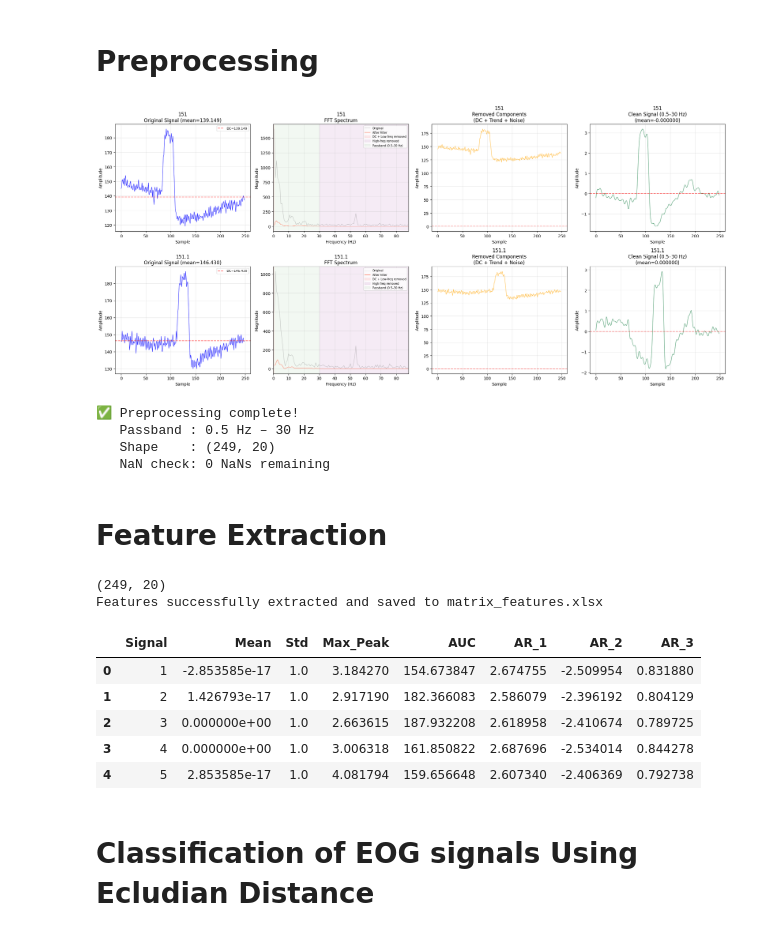
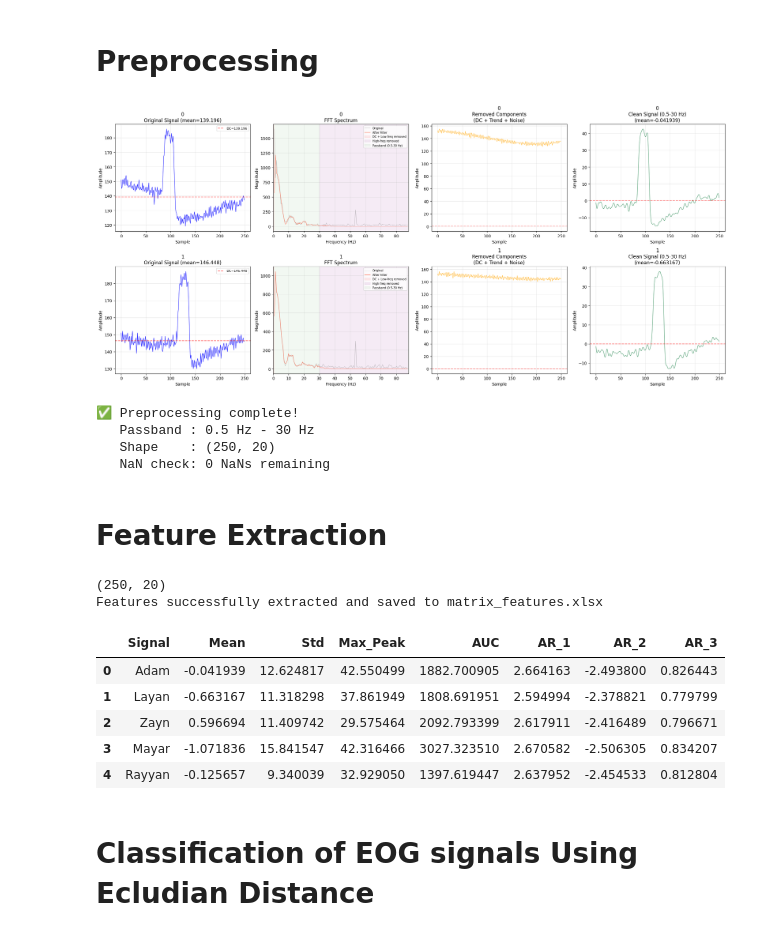
Before and after one commit to Kero-83/hci-tasks, a Jupyter notebook: Task 1_EOG Task/Task_1.ipynb, the cells around one changed output. Cells and saved outputs as stored; diff of their text form; code cells hidden in the pictures.

```diff
--- a/Task 1_EOG Task/Task_1.ipynb
+++ b/Task 1_EOG Task/Task_1.ipynb
@@ -13,11 +13,12 @@ warnings.filterwarnings('ignore')
 signals_path = '2- Horizontal Signals.xlsx'
 test_path = '3- Test Signal.txt'
 
-df_signals = pd.read_excel(signals_path)
-df_test = pd.read_csv(test_path, header=None, names=['Signal'])
+df_signals = pd.read_excel(signals_path, header=None)
+
+df_test = pd.read_table(test_path, header=None, names=['Signal'])
 
 # Remove last row which is contains the name of the signal
-# signal_names = df_signals.iloc[-1].t.olist()
+signal_names = df_signals.iloc[-1].tolist()
 df_signals = df_signals.iloc[:-1]
 
 print("Horizontal Signals Shape:", df_signals.shape)
@@ -95,14 +96,13 @@ def preprocess_signal_wavelet(signal_raw, sampling_rate):
     signal_no_dc = pywt.waverec(coeffs, wavelet)[:n]
 
     # --- Step 2: Apply Butterworth Bandpass Filter [0.5, 30] Hz ---
-    signal_bp = apply_bandpass_filter(signal_no_dc, 0.5, 30.0, sampling_rate, order=4)
+    signal_clean = apply_bandpass_filter(signal_no_dc, 0.5, 30.0, sampling_rate, order=4)
 
     # --- Step 3: Normalization (Z-score) ---
-    std_val = np.std(signal_bp)
-    if std_val > 0:
-        signal_clean = (signal_bp - np.mean(signal_bp)) / std_val
-    else:
-        signal_clean = signal_bp
+    # std_val = np.std(signal_clean)
+    # if std_val > 0:
+    #     signal_clean = (signal_clean - np.mean(signal_clean)) / std_val
+
 
     # --- Generate FFT values purely for plotting compatability ---
     fft_values = fft(signal_vals)
@@ -129,14 +129,12 @@ def preprocess_signal_mean(signal_raw, sampling_rate):
     signal_no_dc = signal_vals - np.mean(signal_vals)
 
     # --- Step 2: Apply Butterworth Bandpass Filter [0.5, 30] Hz ---
-    signal_bp = apply_bandpass_filter(signal_no_dc, 0.5, 30.0, sampling_rate, order=4)
+    signal_clean = apply_bandpass_filter(signal_no_dc, 0.5, 30.0, sampling_rate, order=4)
 
     # --- Step 3: Normalization (Z-score) ---
-    std_val = np.std(signal_bp)
-    if std_val > 0:
-        signal_clean = (signal_bp - np.mean(signal_bp)) / std_val
-    else:
-        signal_clean = signal_bp
+    # std_val = np.std(signal_clean)
+    # if std_val > 0:
+    #     signal_clean = (signal_clean - np.mean(signal_clean)) / std_val
 
     # --- Generate FFT values purely for plotting compatability ---
     fft_values = fft(signal_vals)
@@ -180,9 +178,9 @@ def preprocess_signal_fft(signal_raw, sampling_rate):
     signal_clean = np.real(ifft(fft_clean))
 
     # --- Step 6: Normalization (Z-score) ---
-    std_val = np.std(signal_clean)
-    if std_val > 0:
-        signal_clean = (signal_clean - np.mean(signal_clean)) / std_val
+    # std_val = np.std(signal_clean)
+    # if std_val > 0:
+    #     signal_clean = (signal_clean - np.mean(signal_clean)) / std_val
 
     return signal_vals, fft_values, fft_clean, freqs, signal_clean
 
@@ -196,7 +194,7 @@ def preprocess_signal(signal_raw, sampling_rate):
     """
 
     # CHANGE THIS RETURN TO TOGGLE PIPELINES:
-    return preprocess_signal_wavelet(signal_raw, sampling_rate)
+    return preprocess_signal_mean(signal_raw, sampling_rate)
 
 
 # ── Plotting ────────────────────────────────────────────────────────────────
@@ -232,7 +230,7 @@ for i, column in enumerate(df_signals.columns):
                         color='tomato', alpha=0.9, linewidth=0.8, label='After Filter')
         axes[i, 1].axvspan(0,    0.5,  color='red',    alpha=0.08, label='DC + Low-freq removed')
         axes[i, 1].axvspan(30,   freqs.max(), color='purple', alpha=0.08, label='High-freq removed')
-        axes[i, 1].axvspan(0.5,  30,   color='green',  alpha=0.05, label='Passband (0.5–30 Hz)')
+        axes[i, 1].axvspan(0.5,  30,   color='green',  alpha=0.05, label='Passband (0.5-30 Hz)')
         axes[i, 1].set_title(f'{column}\nFFT Spectrum')
         axes[i, 1].set_xlabel('Frequency (Hz)')
         axes[i, 1].set_ylabel('Magnitude')
@@ -243,39 +241,39 @@ for i, column in enumerate(df_signals.columns):
         # ── Plot 3: What was removed ─────────────────────────────────────────
         noise_removed = signal - signal_clean
         axes[i, 2].plot(noise_removed, color='orange', linewidth=0.8, alpha=0.8)
         axes[i, 2].set_title(f'{column}\nRemoved Components\n(DC + Trend + Noise)')
         axes[i, 2].set_xlabel('Sample')
         axes[i, 2].set_ylabel('Amplitude')
         axes[i, 2].axhline(0, color='red', linestyle='--', alpha=0.5)
         axes[i, 2].grid(True, alpha=0.3)
 
         # ── Plot 4: Clean Signal ─────────────────────────────────────────────
         axes[i, 3].plot(signal_clean, color='seagreen', linewidth=0.8)
-        axes[i, 3].set_title(f'{column}\nClean Signal (0.5–30 Hz)\n(mean={signal_clean.mean():.6f})')
+        axes[i, 3].set_title(f'{column}\nClean Signal (0.5-30 Hz)\n(mean={signal_clean.mean():.6f})')
         axes[i, 3].set_xlabel('Sample')
         axes[i, 3].set_ylabel('Amplitude')
         axes[i, 3].axhline(0, color='red', linestyle='--', alpha=0.5)
         axes[i, 3].grid(True, alpha=0.3)
 
 plt.tight_layout()
 plt.show()
 
 # ── Save cleaned signals to DataFrame ───────────────────────────────────────
 df_signals_clean = pd.DataFrame(
     {col: preprocess_signal(df_signals[col], sampling_rate)[4]
      for col in df_signals.columns},
     index=df_signals.index
 )
 
 print("✅ Preprocessing complete!")
-print(f"   Passband : 0.5 Hz – 30 Hz")
+print(f"   Passband : 0.5 Hz - 30 Hz")
 print(f"   Shape    : {df_signals_clean.shape}")
 print(f"   NaN check: {df_signals_clean.isna().sum().sum()} NaNs remaining")
 # %% [output]
-[figure, old version]
+[figure, new version]
 ✅ Preprocessing complete!
-   Passband : 0.5 Hz – 30 Hz
-   Shape    : (249, 20)
+   Passband : 0.5 Hz - 30 Hz
+   Shape    : (250, 20)
    NaN check: 0 NaNs remaining
 # %% [markdown]
 # Feature Extraction
@@ -329,10 +327,11 @@ print(df_signals_clean.shape)
 feature_list = []
 cnt = 0
 for col in df_signals_clean.columns:
-    cnt += 1
-    features = extract_features(df_signals_clean[col], signal_name=cnt)
+
+    features = extract_features(df_signals_clean[col], signal_name=signal_names[cnt])
     if features:
         feature_list.append(features)
+    cnt += 1
 
 df_features = pd.DataFrame(feature_list)
 df_features.to_excel('matrix_features.xlsx', index=False)
@@ -343,14 +342,14 @@ df_features.head()
 # test_features = extract_features(df_test['Signal'], signal_name="Test_Signal")
 # print("Test Signal Features:", test_features)
 # %% [output]
-(249, 20)
+(250, 20)
 Features successfully extracted and saved to matrix_features.xlsx
 |  | Signal | Mean | Std | Max_Peak | AUC | AR_1 | AR_2 | AR_3 |
-| 0 | 1 | -2.853585e-17 | 1.0 | 3.184270 | 154.673847 | 2.674755 | -2.509954 | 0.831880 |
-| 1 | 2 | 1.426793e-17 | 1.0 | 2.917190 | 182.366083 | 2.586079 | -2.396192 | 0.804129 |
-| 2 | 3 | 0.000000e+00 | 1.0 | 2.663615 | 187.932208 | 2.618958 | -2.410674 | 0.789725 |
-| 3 | 4 | 0.000000e+00 | 1.0 | 3.006318 | 161.850822 | 2.687696 | -2.534014 | 0.844278 |
-| 4 | 5 | 2.853585e-17 | 1.0 | 4.081794 | 159.656648 | 2.607340 | -2.406369 | 0.792738 |
+| 0 | Adam | -0.041939 | 12.624817 | 42.550499 | 1882.700905 | 2.664163 | -2.493800 | 0.826443 |
+| 1 | Layan | -0.663167 | 11.318298 | 37.861949 | 1808.691951 | 2.594994 | -2.378821 | 0.779799 |
+| 2 | Zayn | 0.596694 | 11.409742 | 29.575464 | 2092.793399 | 2.617911 | -2.416489 | 0.796671 |
+| 3 | Mayar | -1.071836 | 15.841547 | 42.316466 | 3027.323510 | 2.670582 | -2.506305 | 0.834207 |
+| 4 | Rayyan | -0.125657 | 9.340039 | 32.929050 | 1397.619447 | 2.637952 | -2.454533 | 0.812804 |
 # %% [markdown]
 # Classification of EOG signals Using Ecludian Distance
 # %%
```
Also changed, not shown: parts of 2 cells of this notebook, 1 other file.
